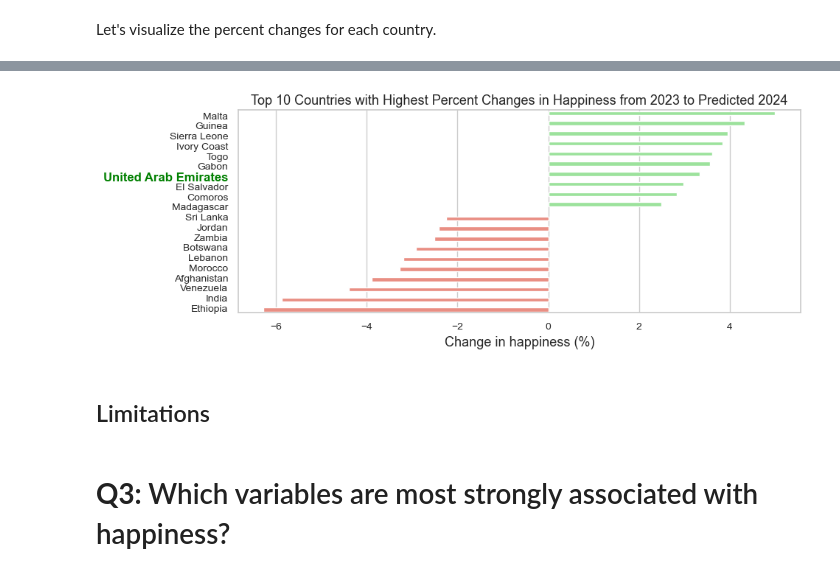
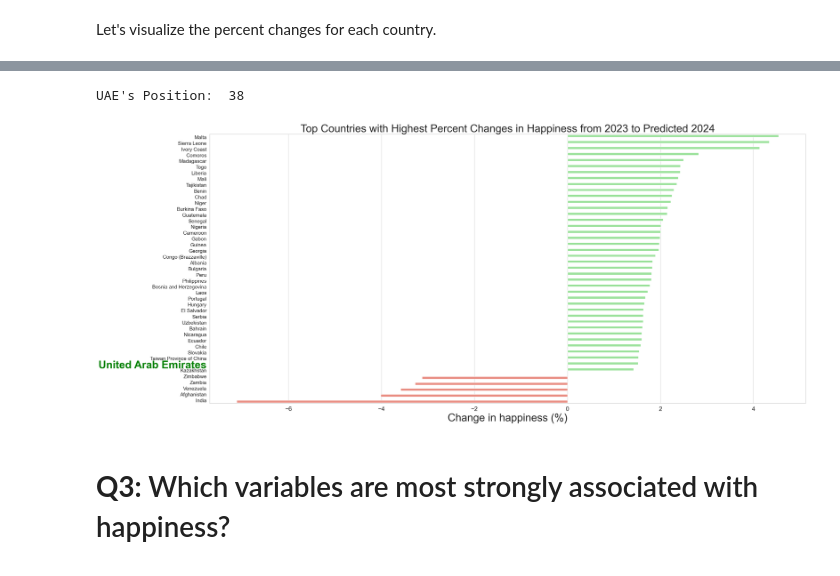
Before and after one commit to nooralteneiji/-Supervised-Machine-Learning-to-Explore-Data-From-The-World-Happiness-Report-, a Jupyter notebook: Notebook.ipynb, the cells around one changed output, grey strips where cells are left out. Drawn from its saved outputs; the diff is of its cells as text; code cells hidden in the pictures.

```diff
--- a/Notebook.ipynb
+++ b/Notebook.ipynb
@@ -545,5 +545,4 @@ y = df['happiness'].copy()
 # %% [markdown]
 ### Feature engineering: One-hot encoding
 # %%
-X_encoded = pd.get_dummies(X, columns=['country'])
-X_encoded.head()
+X_2008_2023_encoded = pd.get_dummies(X, columns=['country'])
@@ -856,36 +857,44 @@ df_2024_merged
+# %%
+uae_position = df_percent_change[df_percent_change['country'] == 'United Arab Emirates'].index[0]
+print("UAE's Position: ", uae_position)
+# %% [output]
+UAE's Position:  38
+# %%
+# Select top positive percentage change from df_percent_change
+positive_percent_change = df_percent_change[df_percent_change['percent_change'] > 0].copy().head(40)
+
+# Select largest negative percentage change, sort from smallest to largest
+negative_percent_change = df_percent_change[df_percent_change['percent_change'] < 0].sort_values('percent_change').copy().head(5)
+# Sort the negative_percent_change DataFrame with largest negative values at the bottom
+negative_percent_change = negative_percent_change.sort_values('percent_change', ascending=False)
+
+# Add "Change" column to indicate positive or negative
+positive_percent_change['Change'] = 'Positive'
+negative_percent_change['Change'] = 'Negative'
+
+# Concatenate positive and negative dataframes
+df_2024_merged = pd.concat([positive_percent_change, negative_percent_change])
 # %%
-df_2024_positive = df_2024[df_2024['percent_change'] > 0].sort_values('percent_change', ascending=False).head(10)
-
-df_2024_negative = df_2024[df_2024['percent_change'] < 0].sort_values('percent_change', ascending=True).head(10)
-df_2024_negative = df_2024_negative.sort_values('percent_change', ascending=False)
-
-df_2024_positive['Change'] = 'Positive'
-df_2024_negative['Change'] = 'Negative'
-
-df_2024_merged = pd.concat([df_2024_positive, df_2024_negative])
-
-plt.figure(figsize=(10, 4))
+plt.figure(figsize=(30, 13))
 sns.barplot(data=df_2024_merged, y='country', x='percent_change', hue='Change', palette=['lightgreen', 'salmon'])
-plt.xlabel('Change in happiness (%)',fontsize=13)
+plt.xlabel('Change in happiness (%)', fontsize=32)
 plt.ylabel('')
-plt.yticks(fontsize=10)
-plt.xticks(fontsize=10)
-for label in plt.gca().get_yticklabels(): # Highlight 'United Arab Emirates' y label
+plt.yticks(fontsize=15)
+plt.xticks(fontsize=18)
+for label in plt.gca().get_yticklabels():  # Highlight 'United Arab Emirates' y label
     if label.get_text() == 'United Arab Emirates':
         label.set_color('green')
         label.set_weight('bold')
-        label.set_size(12)
+        label.set_size(32)
 
-plt.title('Top 10 Countries with Highest Percent Changes in Happiness from 2023 to Predicted 2024', fontsize=13)
+plt.title('Top Countries with Highest Percent Changes in Happiness from 2023 to Predicted 2024', fontsize=32)
 plt.legend().remove()
 plt.savefig('Pipeline Outputs/Figures/happiness_forecast_percentage_change.png', bbox_inches='tight')
 
 plt.tight_layout()
 plt.show()
 # %% [output]
-[figure, old version]
+[figure, new version]
-# %% [markdown]
-## Limitations
 # %% [markdown]
 #  **Q3:** Which variables are most strongly associated with happiness?
 # %% [markdown]
```
Also changed, not shown: parts of 38 cells of this notebook, 8 other files.
